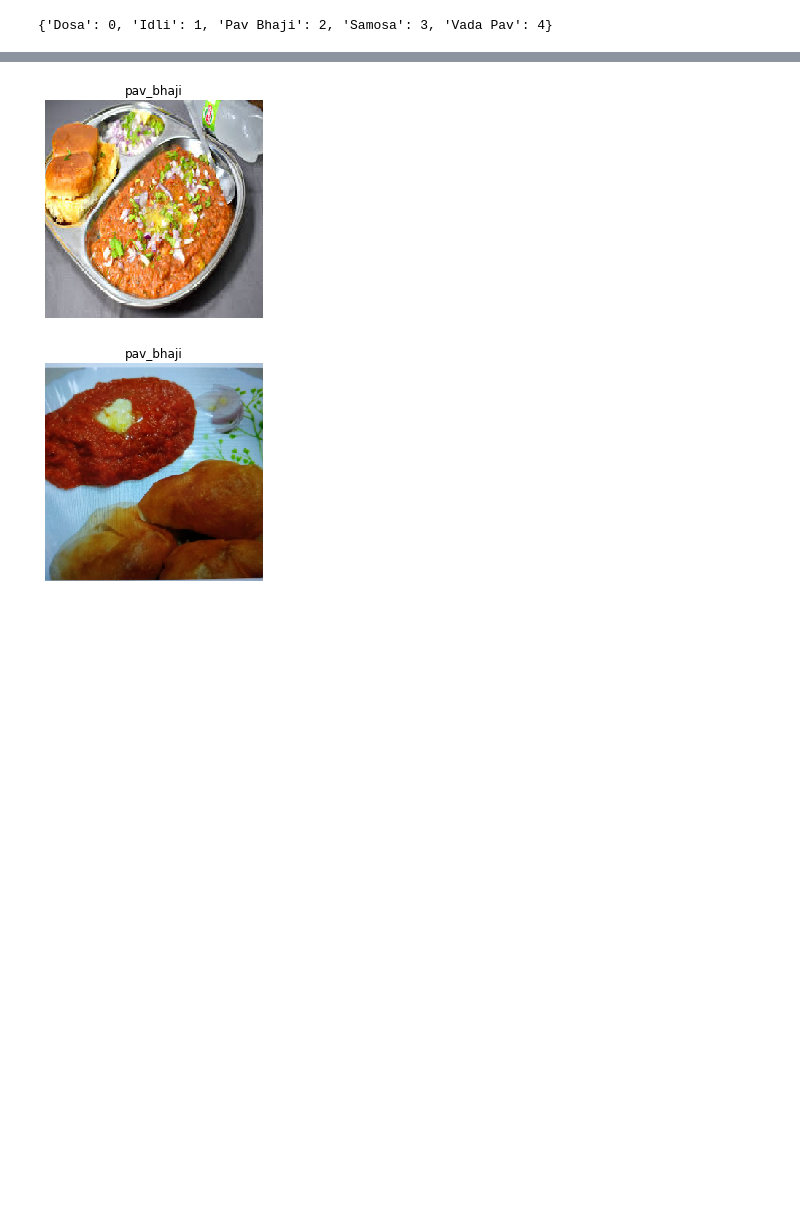
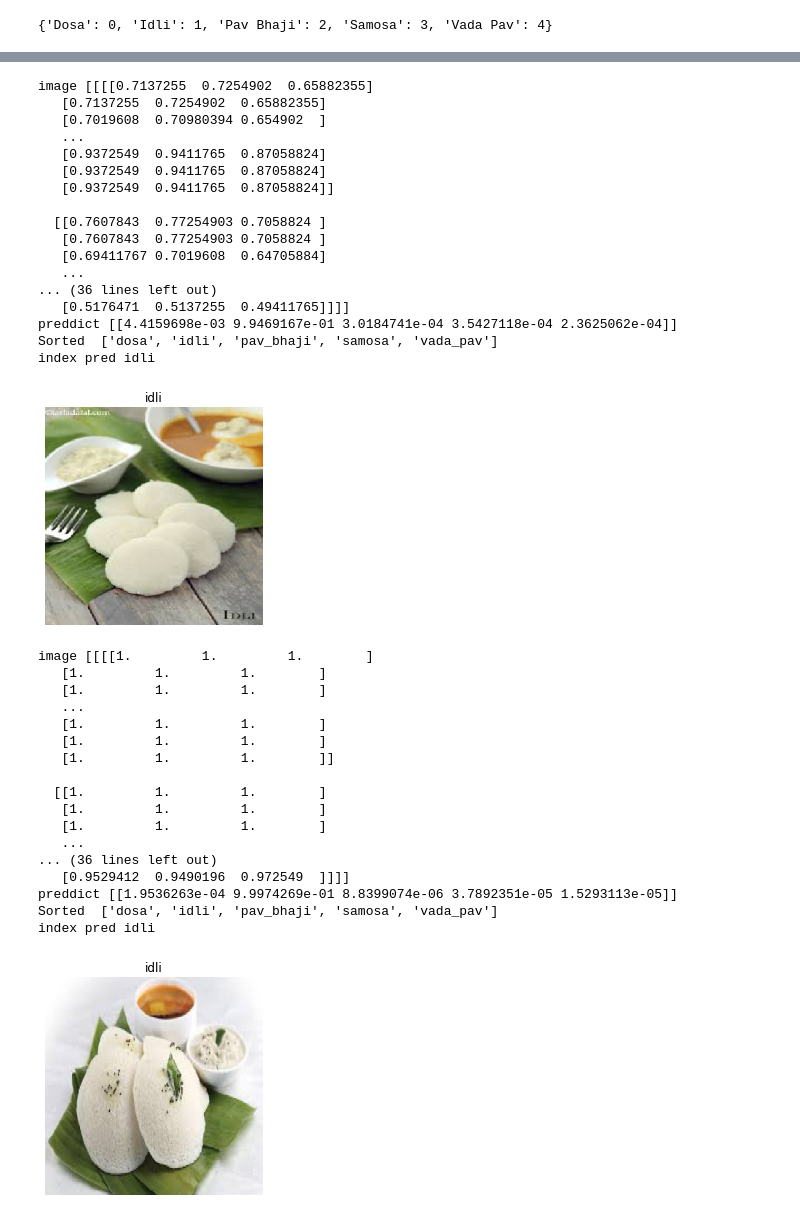
Before and after one commit to NikhilNamal17/ai-calorie-tracker-model, a Jupyter notebook: Calorie_Tracker.ipynb, the cells around one changed output, grey strips where cells are left out. Cells and saved outputs as stored; diff of their text form; code cells hidden in the pictures; blank space fills up the shorter version.

```diff
--- a/Calorie_Tracker.ipynb
+++ b/Calorie_Tracker.ipynb
@@ -191,5 +165,5 @@ plot_loss(history,'FOOD101-Inceptionv3')
 %%time
 # Loading the best saved model to make predictions
 K.clear_session()
-model_best = load_model('best_model_5class.hdf5',compile = False)
+model_best = load_model('/content/drive/My Drive/model_trained_5class.hdf5',compile = False)
 # %% [output]
@@ -234,10 +195,10 @@ for i,j in enumerate(ind):
 # %%
 images = []
-images.append('vadapav.jpg')
-# images.append('dosa.jpg')
+images.append('/content/drive/My Drive/vadapav_images___Google_Search/2Q__ (1).jpg')
+# # images.append('dosa.jpg')
 images.append('samosa.jpg')
-images.append('pavbhaji.jpg')
-images.append('pavbhaji2.jpg')
-# images.append('idli.jpg')
+# images.append('pavbhaji.jpg')
+images.append('/content/drive/My Drive/idli_images___Google_Search/9k_ (6).jpg')
+images.append('/content/drive/My Drive/idli_images___Google_Search/images (18).jpg')
 predict_class(model_best, images, True)
 # %% [output]
@@ -246,2 +241,36 @@ predict_class(model_best, images, True)
+image [[[[0.7137255  0.7254902  0.65882355]
+   [0.7137255  0.7254902  0.65882355]
+   [0.7019608  0.70980394 0.654902  ]
+   ...
+   [0.9372549  0.9411765  0.87058824]
+   [0.9372549  0.9411765  0.87058824]
+   [0.9372549  0.9411765  0.87058824]]
+
+  [[0.7607843  0.77254903 0.7058824 ]
+   [0.7607843  0.77254903 0.7058824 ]
+   [0.69411767 0.7019608  0.64705884]
+   ...
+... (36 lines left out)
+   [0.5176471  0.5137255  0.49411765]]]]
+preddict [[4.4159698e-03 9.9469167e-01 3.0184741e-04 3.5427118e-04 2.3625062e-04]]
+Sorted  ['dosa', 'idli', 'pav_bhaji', 'samosa', 'vada_pav']
+index pred idli
-[figure, old version]
+[figure, new version]
+image [[[[1.         1.         1.        ]
+   [1.         1.         1.        ]
+   [1.         1.         1.        ]
+   ...
+   [1.         1.         1.        ]
+   [1.         1.         1.        ]
+   [1.         1.         1.        ]]
+
+  [[1.         1.         1.        ]
+   [1.         1.         1.        ]
+   [1.         1.         1.        ]
+   ...
+... (36 lines left out)
+   [0.9529412  0.9490196  0.972549  ]]]]
+preddict [[1.9536263e-04 9.9974269e-01 8.8399074e-06 3.7892351e-05 1.5293113e-05]]
+Sorted  ['dosa', 'idli', 'pav_bhaji', 'samosa', 'vada_pav']
+index pred idli
-[figure, old version]
+[figure, new version]
```
Also changed, not shown: parts of 10 cells of this notebook.
